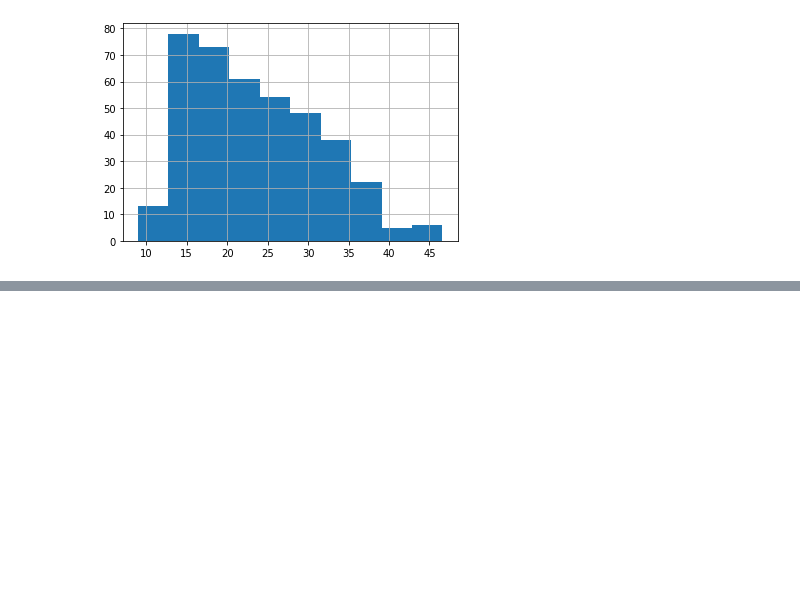
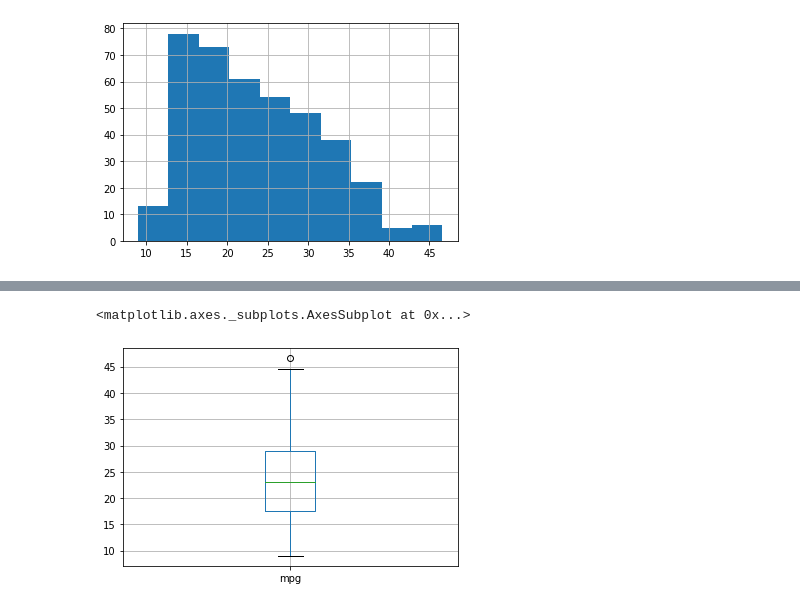
Before and after one commit to itimes-digital/plots, a Jupyter notebook: estudo_recursos_pandas_seaborn.ipynb, the cells around one changed output, grey strips where cells are left out. Saved outputs shown, nothing was run; the diff lists cells and outputs as text; code cells hidden in the pictures; blank space fills up the shorter version.

```diff
--- a/estudo_recursos_pandas_seaborn.ipynb
+++ b/estudo_recursos_pandas_seaborn.ipynb
@@ -71,0 +87,3 @@ pd.cut()
+# %%
+base['mpg_bin'] = pd.cut(x = base['mpg'], bins = 4, labels = [1,2, 3, 4])
+base[['mpg', 'mpg_bin']]
@@ -71,0 +135,5 @@ pd.cut()
+# %%
+base.boxplot(column=['mpg'])
+# %% [output]
+<matplotlib.axes._subplots.AxesSubplot at 0x...>
+[figure, added]
```
Also changed, not shown: parts of 21 cells of this notebook.
